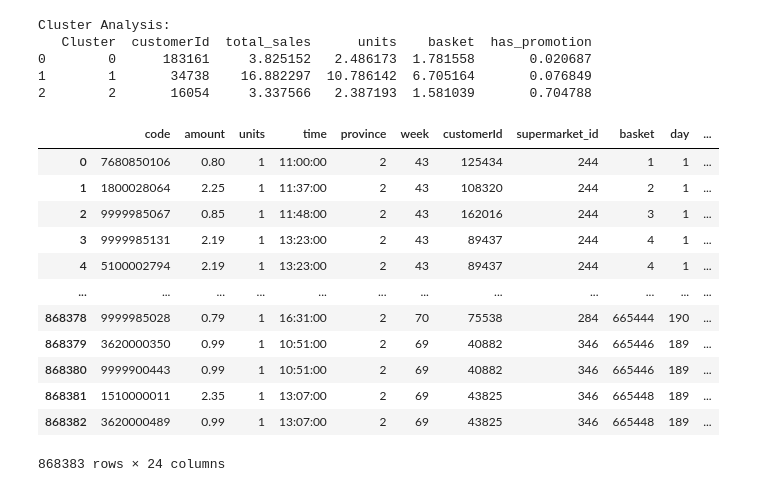
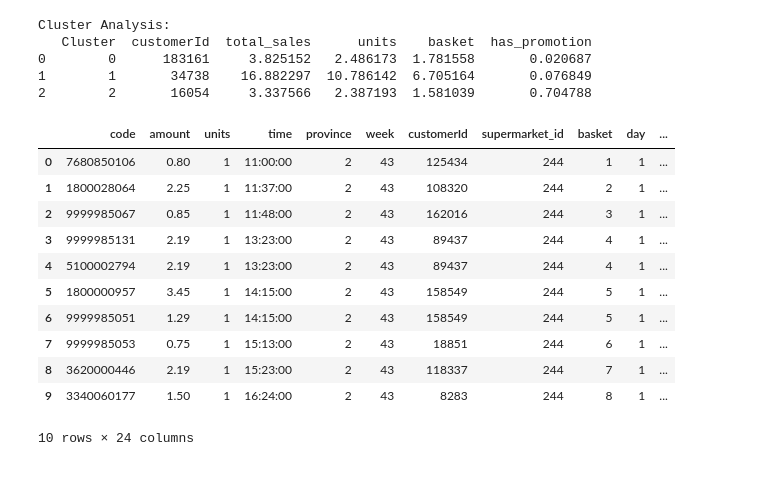
Before and after one commit to Kusalani/Sales-and-Promotions-Analysis, a Jupyter notebook: models/Data preparation.ipynb, the cells around one changed output. Cells and saved outputs as stored; diff of their text form; code cells hidden in the pictures.

```diff
--- a/models/Data preparation.ipynb
+++ b/models/Data preparation.ipynb
@@ -1098,18 +1098,17 @@ Cluster Analysis:
 # Save the prepared dataset
 full_dataset.to_csv('../Data/prepared_sales_data.csv', index=False)
 # %%
-full_dataset
+full_dataset.head(10)
 # %% [output]
 |  | code | amount | units | time | province | week | customerId | supermarket_id | basket | day | ... |
 | 0 | 7680850106 | 0.80 | 1 | 11:00:00 | 2 | 43 | 125434 | 244 | 1 | 1 | ... |
 | 1 | 1800028064 | 2.25 | 1 | 11:37:00 | 2 | 43 | 108320 | 244 | 2 | 1 | ... |
 | 2 | 9999985067 | 0.85 | 1 | 11:48:00 | 2 | 43 | 162016 | 244 | 3 | 1 | ... |
 | 3 | 9999985131 | 2.19 | 1 | 13:23:00 | 2 | 43 | 89437 | 244 | 4 | 1 | ... |
 | 4 | 5100002794 | 2.19 | 1 | 13:23:00 | 2 | 43 | 89437 | 244 | 4 | 1 | ... |
-| ... | ... | ... | ... | ... | ... | ... | ... | ... | ... | ... | ... |
-| 868378 | 9999985028 | 0.79 | 1 | 16:31:00 | 2 | 70 | 75538 | 284 | 665444 | 190 | ... |
-| 868379 | 3620000350 | 0.99 | 1 | 10:51:00 | 2 | 69 | 40882 | 346 | 665446 | 189 | ... |
-| 868380 | 9999900443 | 0.99 | 1 | 10:51:00 | 2 | 69 | 40882 | 346 | 665446 | 189 | ... |
-| 868381 | 1510000011 | 2.35 | 1 | 13:07:00 | 2 | 69 | 43825 | 346 | 665448 | 189 | ... |
-| 868382 | 3620000489 | 0.99 | 1 | 13:07:00 | 2 | 69 | 43825 | 346 | 665448 | 189 | ... |
+| 5 | 1800000957 | 3.45 | 1 | 14:15:00 | 2 | 43 | 158549 | 244 | 5 | 1 | ... |
+| 6 | 9999985051 | 1.29 | 1 | 14:15:00 | 2 | 43 | 158549 | 244 | 5 | 1 | ... |
+| 7 | 9999985053 | 0.75 | 1 | 15:13:00 | 2 | 43 | 18851 | 244 | 6 | 1 | ... |
+| 8 | 3620000446 | 2.19 | 1 | 15:23:00 | 2 | 43 | 118337 | 244 | 7 | 1 | ... |
+| 9 | 3340060177 | 1.50 | 1 | 16:24:00 | 2 | 43 | 8283 | 244 | 8 | 1 | ... |
-868383 rows × 24 columns
+10 rows × 24 columns
```
